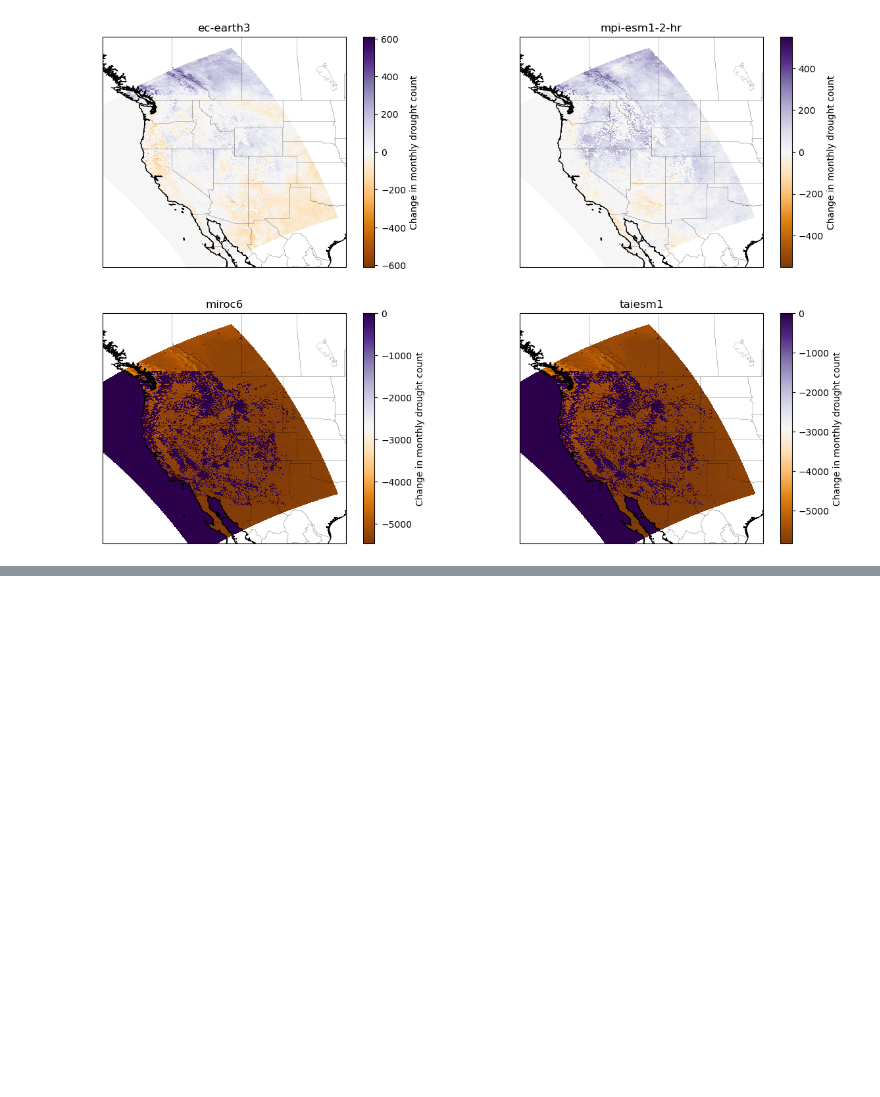
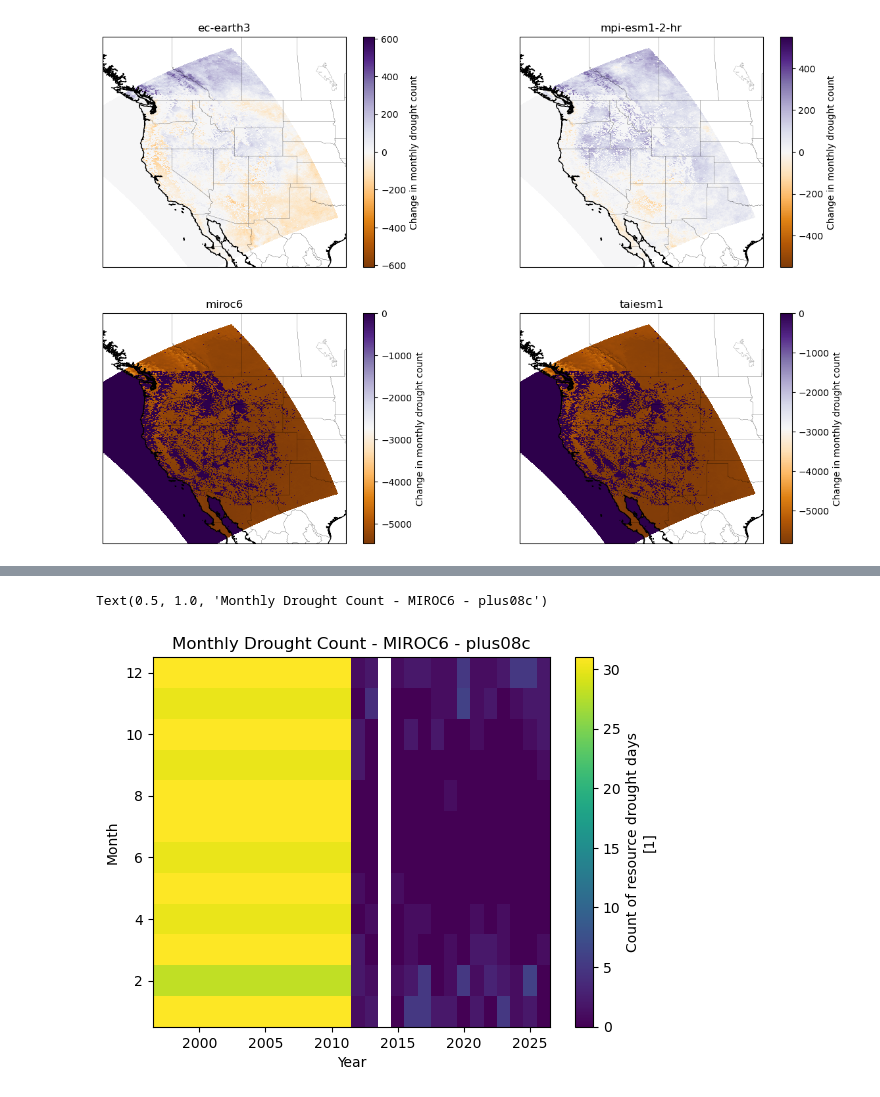
Before and after one commit to Eagle-Rock-Analytics/renewable-analysis, a Jupyter notebook: notebooks/largescale_change_in_generation.ipynb, the cells around one changed output, grey strips where cells are left out. Cells and saved outputs as stored; diff of their text form; code cells hidden in the pictures; blank space fills up the shorter version.

```diff
--- a/notebooks/largescale_change_in_generation.ipynb
+++ b/notebooks/largescale_change_in_generation.ipynb
@@ -194,0 +312,28 @@ for ax, simulation in zip(axes.flatten(), simulations, strict=False):
+# %%
+resource = "pv"
+module = "utility"
+domain = "d02"
+variable = "cf"
+frequency = "mon"
+simulation = "all"
+variable = "drought_count"
+
+simulations = ["ec-earth3", "mpi-esm1-2-hr", "miroc6", "taiesm1"]
+
+simulation = 'miroc6'
+gwl1 = 'plus08c'
+ds_gen = get_ren_drought_data(
+            resource, module, domain, variable, frequency, simulation, gwl1
+        ),
+
+frequency = "day"
+variable = "cf"
+ds_cf = get_ren_cf_data(resource, module, domain, variable, frequency, simulation, 'historical')
+# %%
+ds_gen[0].isel(x=150,y=150).plot()
+plt.ylabel("Month")
+plt.xlabel("Year")
+plt.title("Monthly Drought Count - MIROC6 - plus08c")
+# %% [output]
+Text(0.5, 1.0, 'Monthly Drought Count - MIROC6 - plus08c')
+[figure, added]
```
Also changed, not shown: parts of 15 cells of this notebook, 2 other files.
